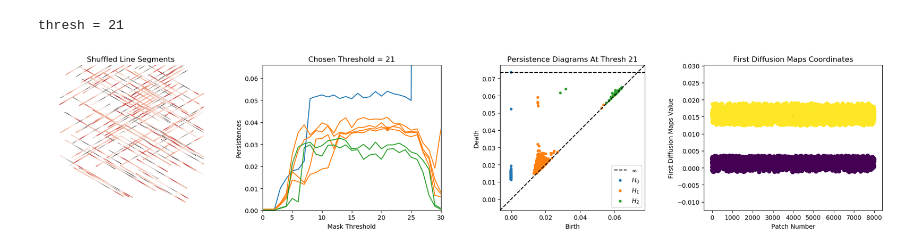
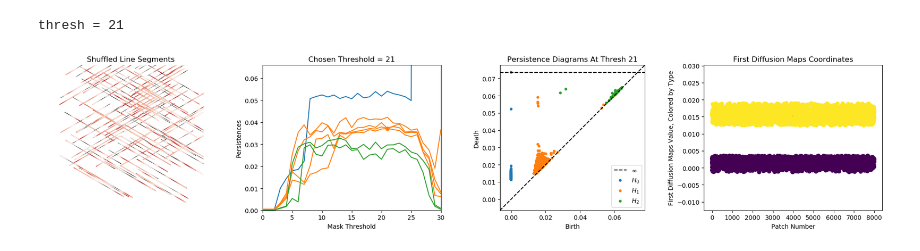
Before and after one commit to ctralie/DynamicsSynchronization, a Jupyter notebook: notebooks/TwoTypesLineSegments.ipynb, the cells around one changed output. Cells and saved outputs as stored; diff of their text form; code cells hidden in the pictures.

Commit message:
Changes to two types line segments

```diff
--- a/notebooks/TwoTypesLineSegments.ipynb
+++ b/notebooks/TwoTypesLineSegments.ipynb
@@ -146,33 +146,33 @@ for i in range(NToPlot):
     m[0, 1] = s
     m[1, 0] = -s
     m[1, 1] = c
     trans = mtransforms.Affine2D()
     trans.set_matrix(m)
     im.set_transform(trans + ax.transData)
 plt.xlim([0, 200])
 plt.ylim([200, 0])
 plt.axis('off')
 plt.title("Shuffled Line Segments")
 
 plt.subplot(142)
 plt.plot(h0, c='C0')
 plt.plot(h1s, c='C1')
 plt.plot(h2s, c='C2')
 plt.scatter([thresh], h1s[thresh, 3], c='C1')
 plt.ylim([0, np.max(h1s)*1.4])
 plt.xlim([0, 30])
 plt.xlabel("Mask Threshold")
 plt.ylabel("Persistences")
 plt.title("Chosen Threshold = %i"%thresh)
 plt.subplot(143)
 plot_dgms(dgms)
 plt.title("Persistence Diagrams At Thresh %i"%thresh)
 plt.subplot(144)
 plt.scatter(np.arange(nsamples*2), Y[:, 0], c=np.array(idxresort > nsamples, dtype=float))
 plt.title("First Diffusion Maps Coordinates")
 plt.xlabel("Patch Number")
-plt.ylabel("First Diffusion Maps Value")
+plt.ylabel("First Diffusion Maps Value, Colored by Type")
 plt.tight_layout()
-plt.savefig("TwoTypes.svg", bbox_inches='tight')
+plt.savefig("TwoTypes.png", bbox_inches='tight', dpi=400)
 # %% [output]
-[figure, old version]
+[figure, new version]
```
